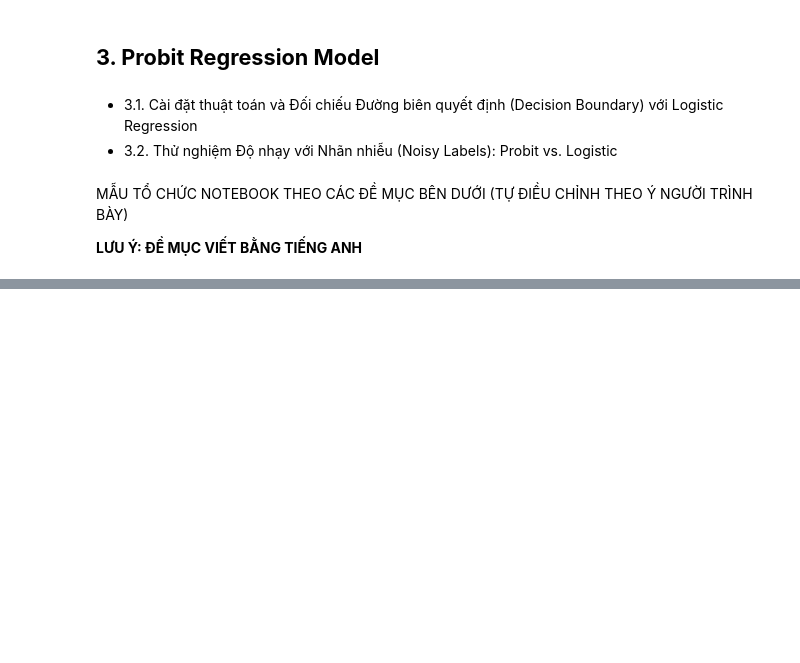
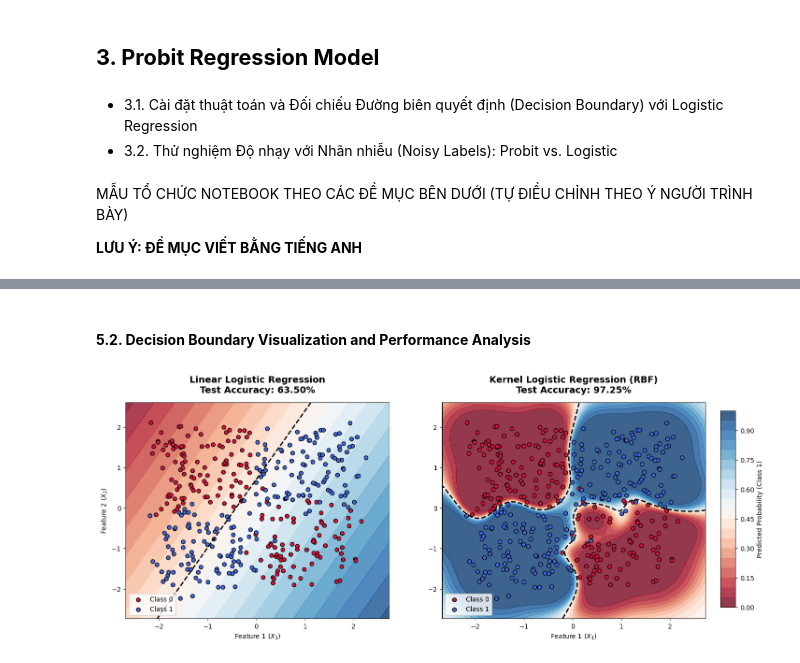
Before and after one commit to ThanhChuong12/Supervised-Learning-Regression-Classification, a Jupyter notebook: code/Part2_Classification/03_advanced_bonus_experiments.ipynb, the cells around one changed output, grey strips where cells are left out. Saved outputs shown, nothing was run; the diff lists cells and outputs as text; code cells hidden in the pictures; blank space fills up the shorter version.

```diff
--- a/code/Part2_Classification/03_advanced_bonus_experiments.ipynb
+++ b/code/Part2_Classification/03_advanced_bonus_experiments.ipynb
@@ -17,0 +139,12 @@ MẪU TỔ CHỨC NOTEBOOK THEO CÁC ĐỀ MỤC BÊN DƯỚI (TỰ ĐIỀU CH
+# %% [markdown]
+#### **5.2. Decision Boundary Visualization and Performance Analysis**
+# %%
+# Execute the visualization function
+plot_decision_boundary_comparison(
+    X_xor, y_xor,
+    linear_lr, klr_model,
+    f"Linear Logistic Regression\nTest Accuracy: {acc_linear * 100:.2f}%",
+    f"Kernel Logistic Regression (RBF)\nTest Accuracy: {acc_klr * 100:.2f}%"
+)
+# %% [output]
+[figure, added]
```
Also changed, not shown: parts of 15 cells of this notebook, 2 other files.
